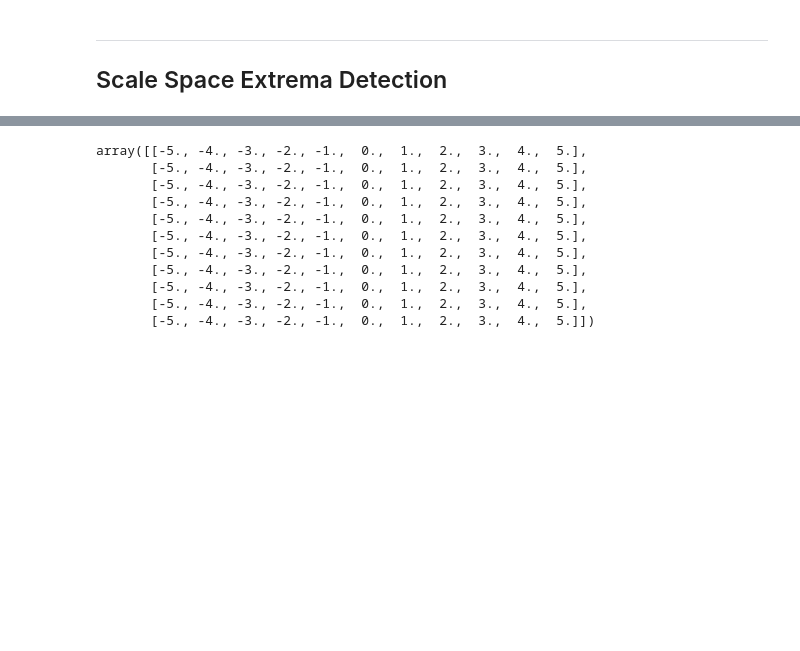
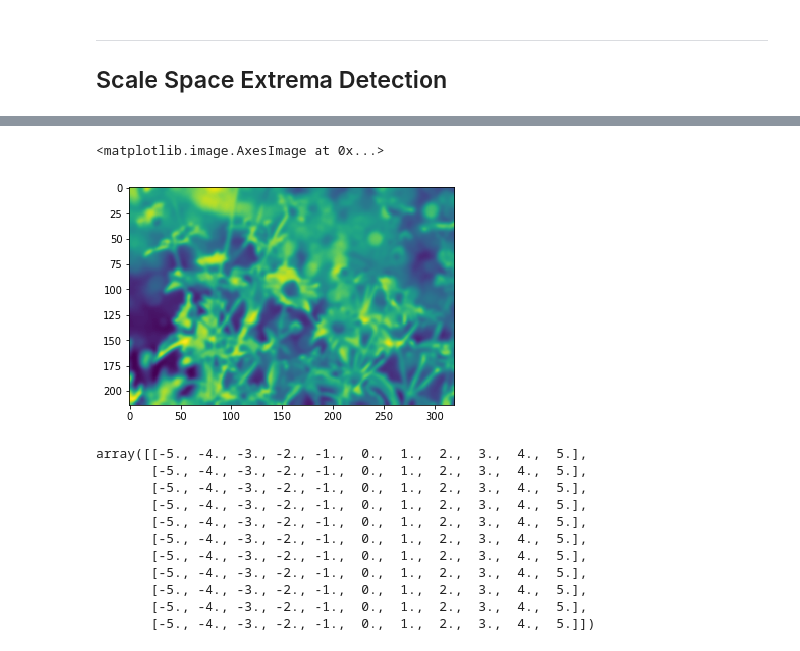
Before and after one commit to EthanWadsworth/TR_CV_Notes, a Jupyter notebook: Object_Detection/SIFT_Detection.ipynb, the cells around one changed output, grey strips where cells are left out. Saved outputs shown, nothing was run; the diff lists cells and outputs as text; code cells hidden in the pictures; blank space fills up the shorter version.

```diff
--- a/Object_Detection/SIFT_Detection.ipynb
+++ b/Object_Detection/SIFT_Detection.ipynb
@@ -37,0 +25,20 @@ plt.show()
+# %%
+# creating gaussian filter
+def gaussian_filter(sigma):
+    ksize = 2 * np.ceil(3 * sigma) + 1
+    x, y = np.mgrid[-ksize//2 + 1:ksize//2 + 1, -ksize//2 + 1:ksize//2 + 1]
+    # creates gaussian kernel using the 2D gaussian function
+    kernel = np.exp(-((x**2 + y**2)/(2.0*sigma**2))) / (2*np.pi*sigma**2)
+    # returns normalized version of the kernel
+    return kernel/kernel.sum()
+# %%
+# generating a Gaussian octave
+def create_gaussian_octave(img, s, sigma):
+    octave = [img]
+    k = 2 ** (1/s)
+    kernel = gaussian_filter(k * sigma)
+    for i in range(s + 2):
+        scale_up = cv2.filter2D(octave[-1], -1, kernel=kernel)
+        octave.append(scale_up)
+
+    return octave
@@ -38,3 +72,9 @@ plt.show()
+# %%
+res = create_gaussian_octave(gray_flowers, 5, 1.6)
+plt.imshow(res[4][::2, ::2])
+# %% [output]
+<matplotlib.image.AxesImage at 0x...>
+[figure, added]
 # %%
 sigma = 1.6
 size = 2*np.ceil(3*sigma)+1
```
Also changed, not shown: parts of 16 cells of this notebook.
